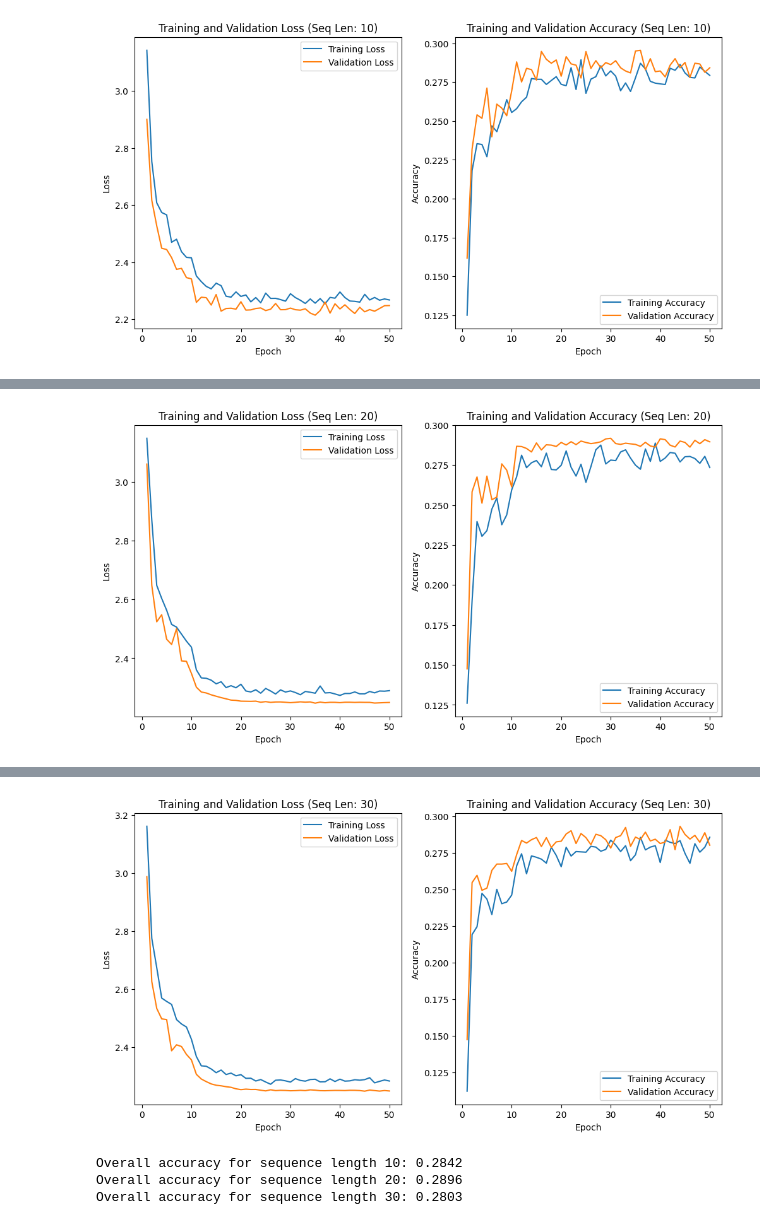
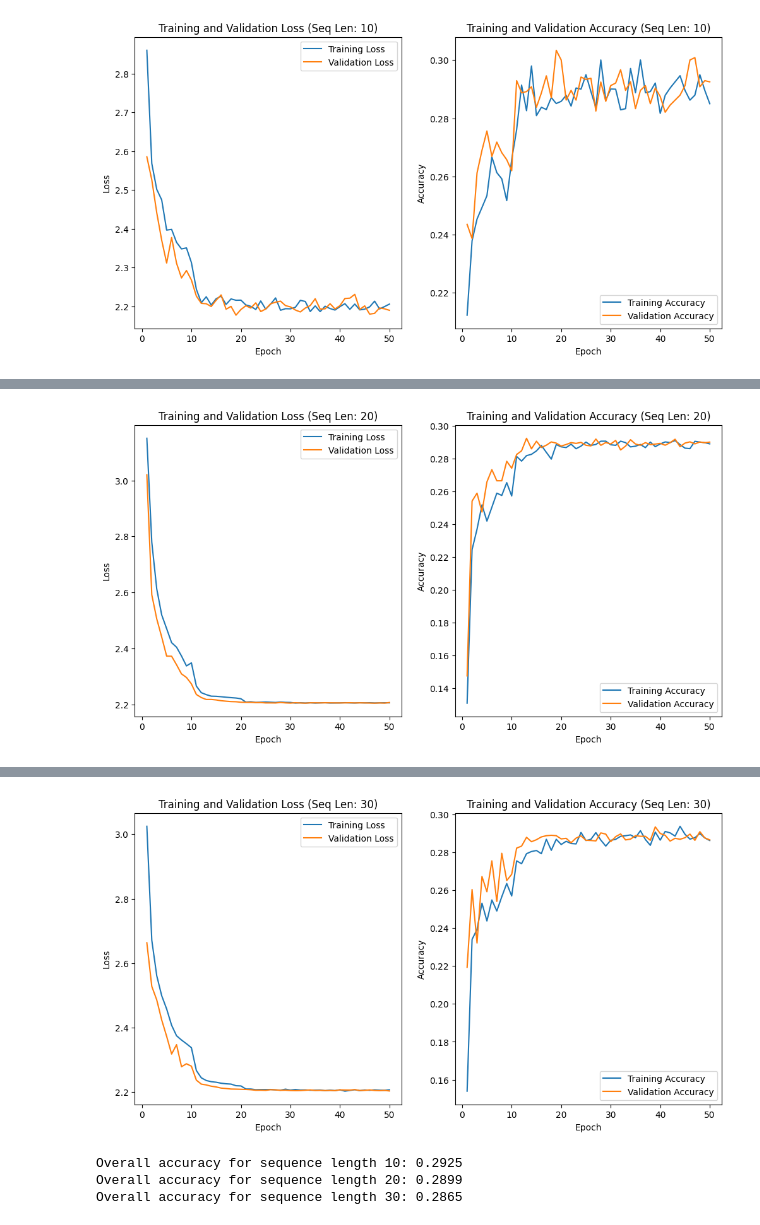
Before and after one commit to Swayyum/Intro-to-Deep-Learning, a Jupyter notebook: HW5/hw5.ipynb, the cells around one changed output, grey strips where cells are left out. Saved outputs shown, nothing was run; the diff lists cells and outputs as text; code cells hidden in the pictures.

```diff
--- a/HW5/hw5.ipynb
+++ b/HW5/hw5.ipynb
@@ -25,18 +25,36 @@ def create_sequences(text, seq_length):
         targets.append(char_to_ix[target_char])
     return torch.tensor(inputs, dtype=torch.long), torch.tensor(targets, dtype=torch.long)
 
-# Define the Transformer model
+class PositionalEncoding(nn.Module):
+    def __init__(self, d_model, max_len=5000):
+        super().__init__()
+        pe = torch.zeros(max_len, d_model)
+        position = torch.arange(0, max_len, dtype=torch.float).unsqueeze(1)
+        div_term = torch.exp(torch.arange(0, d_model, 2).float() * (-np.log(10000.0) / d_model))
+        pe[:, 0::2] = torch.sin(position * div_term)
+        pe[:, 1::2] = torch.cos(position * div_term)
+        pe = pe.unsqueeze(0).transpose(0, 1)
+        self.register_buffer('pe', pe)
+
+    def forward(self, x):
+        x = x + self.pe[:x.size(0), :]
+        return x
+
+# Incorporate Positional Encoding in CharTransformer
 class CharTransformer(nn.Module):
-    def __init__(self, vocab_size, hidden_size, nhead, num_layers, dropout=0.1):
+    def __init__(self, vocab_size, hidden_size, nhead, num_layers, dropout=0.2):
         super().__init__()
-        self.hidden_size = hidden_size
+        self.hidden_size = hidden_size  # Store hidden_size as an instance variable
         self.embedding = nn.Embedding(vocab_size, hidden_size)
-        encoder_layers = nn.TransformerEncoderLayer(d_model=hidden_size, nhead=nhead, dropout=dropout)
-        self.transformer_encoder = nn.TransformerEncoder(encoder_layers, num_layers)
+        self.pos_encoder = PositionalEncoding(hidden_size)
+        self.transformer_encoder = nn.TransformerEncoder(
+            nn.TransformerEncoderLayer(d_model=hidden_size, nhead=nhead, dropout=dropout),
+            num_layers)
         self.fc_out = nn.Linear(hidden_size, vocab_size)
 
     def forward(self, src):
-        embedded = self.embedding(src) * np.sqrt(self.hidden_size)
+        embedded = self.embedding(src) * np.sqrt(self.hidden_size)  # Use self.hidden_size here
+        embedded = self.pos_encoder(embedded)
         transformer_output = self.transformer_encoder(embedded)
         return self.fc_out(transformer_output[:, -1])
 
@@ -92,7 +110,7 @@ for seq_length in sequence_lengths:
     dataset = TensorDataset(inputs, targets)
     data_loader = DataLoader(dataset, batch_size=64, shuffle=True)
 
-    model = CharTransformer(len(chars), 256, 8, 6, dropout=0.3)
+    model = CharTransformer(len(chars), 256, 8, 6, dropout=0.001)
     criterion = nn.CrossEntropyLoss()
     optimizer = optim.Adam(model.parameters(), lr=0.0005)
     scheduler = optim.lr_scheduler.StepLR(optimizer, step_size=10, gamma=0.1)
@@ -166,2 +184,2 @@ Epoch: 50, Train Loss: 2.2674, Train Accuracy: 0.2793, Val Loss: 2.2477, Val Acc
-[figure, old version]
+[figure, new version]
 Training with sequence length: 20
@@ -184,2 +202,2 @@ Epoch: 50, Train Loss: 2.2898, Train Accuracy: 0.2735, Val Loss: 2.2496, Val Acc
-[figure, old version]
+[figure, new version]
 Training with sequence length: 30
@@ -202,7 +220,7 @@ Epoch: 50, Train Loss: 2.2831, Train Accuracy: 0.2858, Val Loss: 2.2487, Val Acc
-[figure, old version]
+[figure, new version]
-Overall accuracy for sequence length 10: 0.2842
-Overall accuracy for sequence length 20: 0.2896
-Overall accuracy for sequence length 30: 0.2803
+Overall accuracy for sequence length 10: 0.2925
+Overall accuracy for sequence length 20: 0.2899
+Overall accuracy for sequence length 30: 0.2865
 # %%
 import torch
 from torch.utils.data import Dataset, DataLoader
```
Also changed, not shown: parts of 2 cells of this notebook.
